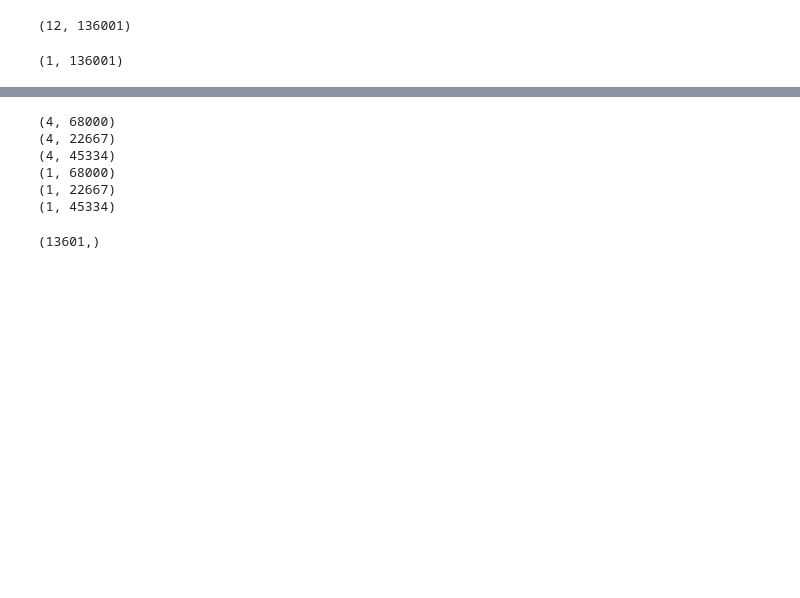
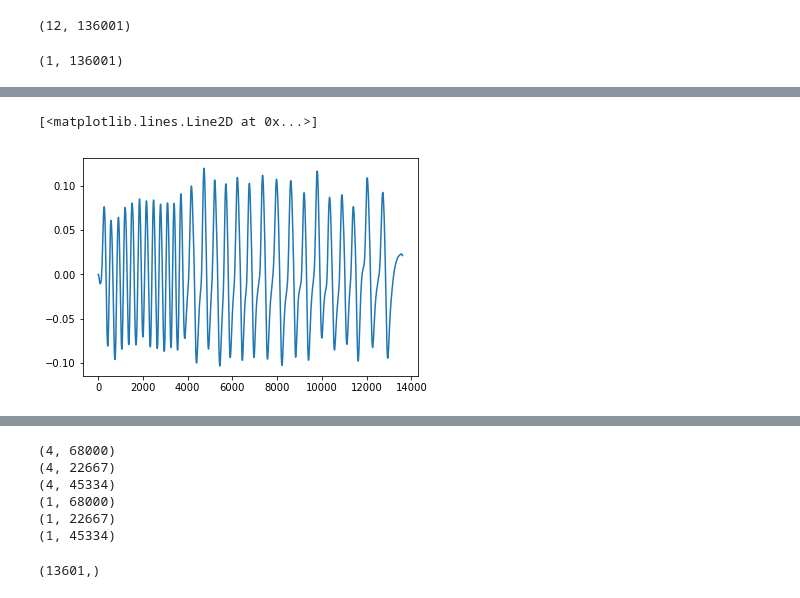
Before and after one commit to voxxys/dl_sandbox, a Jupyter notebook: ecog/Untitled.ipynb, the cells around one changed output, grey strips where cells are left out. Cells and saved outputs as stored; diff of their text form; code cells hidden in the pictures; blank space fills up the shorter version.

```diff
--- a/ecog/Untitled.ipynb
+++ b/ecog/Untitled.ipynb
@@ -73,0 +101,5 @@ mv_acc_test = mv_acc[:,(2*len_raw_data//3):]
+# %%
+plt.plot(raw_acc_f[0,::10])
+# %% [output]
+[<matplotlib.lines.Line2D at 0x...>]
+[figure, added]
```
Also changed, not shown: parts of 32 cells of this notebook, 18 other files.
